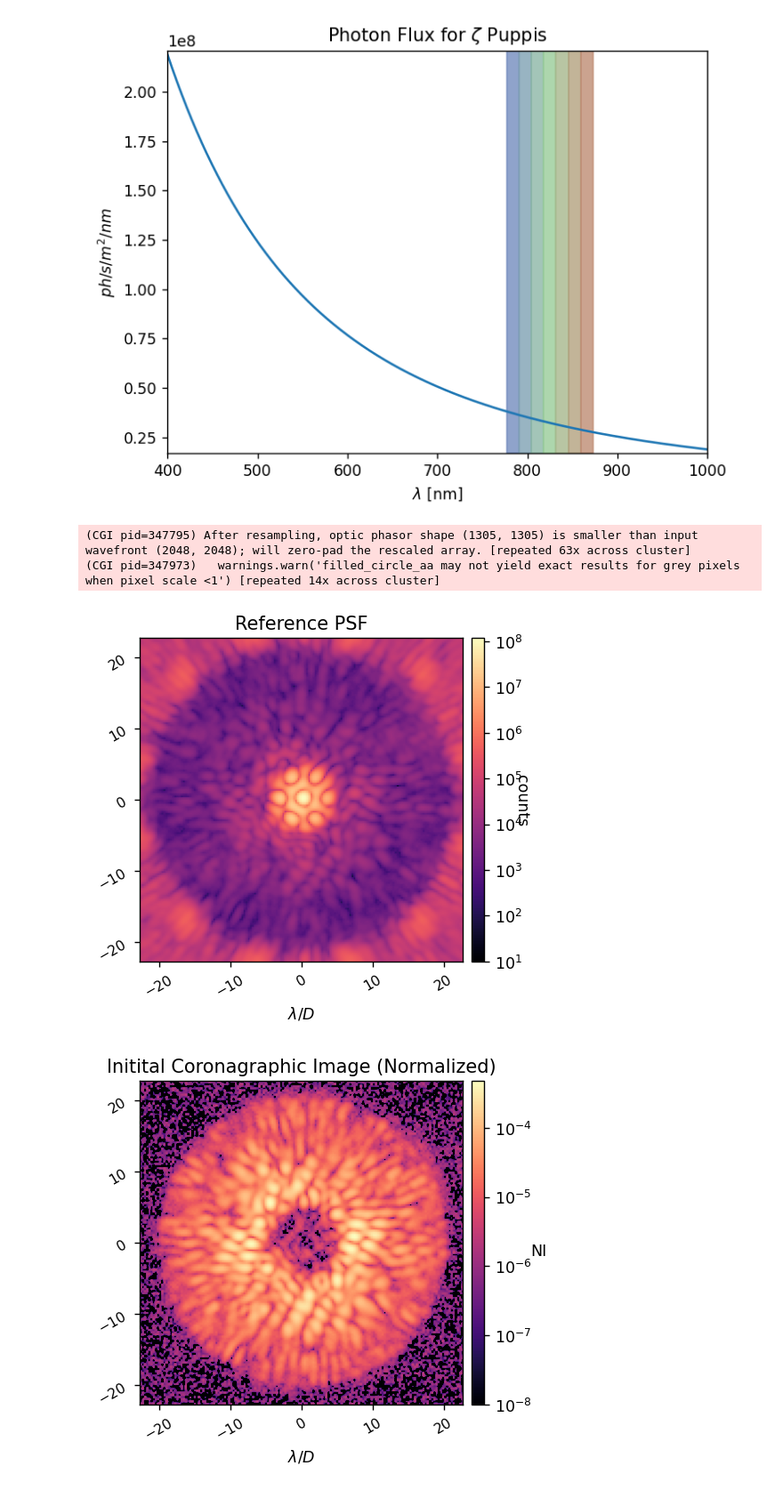
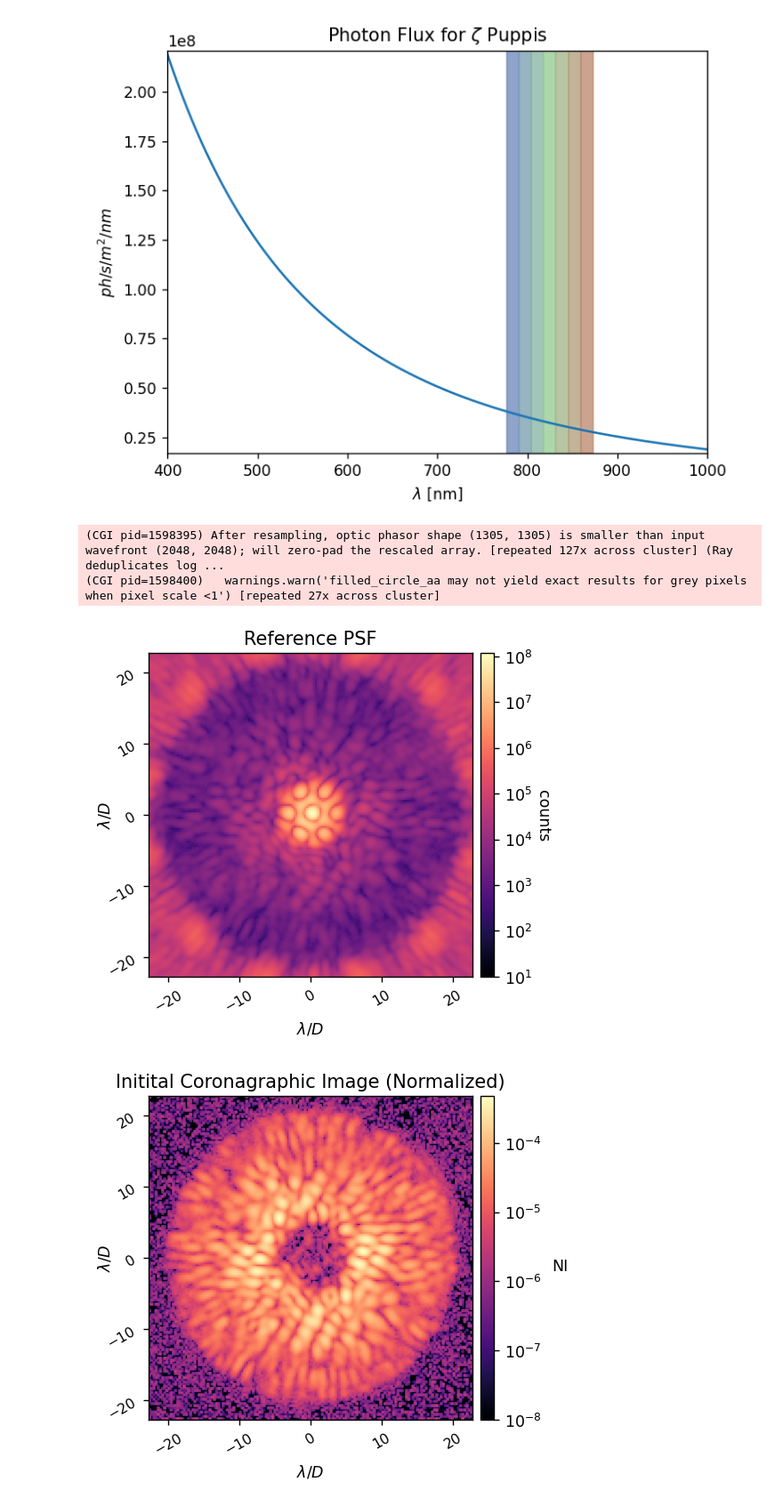
Before and after one commit to kian1377/cgi_phasec_poppy, a Jupyter notebook: example-notebooks/poppy_spc_wide_band4_demo.ipynb, the cells around one changed output. Shown at 89% size. Cells and saved outputs as stored; diff of their text form; code cells hidden in the pictures.

```diff
--- a/example-notebooks/poppy_spc_wide_band4_demo.ipynb
+++ b/example-notebooks/poppy_spc_wide_band4_demo.ipynb
@@ -123,40 +121,50 @@ print(f'Total flux: {total_flux:.3e}')
         Flux for wavelength 8.663e-07 m: 3.862e+08 ph / (s m2)
 Total flux: 3.113e+09 ph / (s m2)
 [figure]
-# %%
-reload(cgi_phasec_poppy.parallelized_cgi)
-mode = cgi_phasec_poppy.parallelized_cgi.ParallelizedCGI(actors=actors)
-
-mode.use_noise = True
-mode.exp_time = 2*u.s
-mode.gain = 1
-mode.dark_current_rate = 0.05*u.electron/u.pix/u.hour
-mode.read_noise = 120*u.electron/u.pix
-
-mode.set_actor_attr('use_fpm',False)
-ref_unocc_im = mode.snap()
-imshow1(ref_unocc_im, 'Reference PSF',
-        cbar_label='counts', clabel_rot=270,
-        pxscl=mode.psf_pixelscale_lamD, xlabel='$\lambda/D$', symlognorm=True, vmin=1e1)
-
-mode.set_actor_attr('use_fpm',True)
-max_ref = xp.max(ref_unocc_im)
-mode.Imax_ref = max_ref
-mode.exp_time_ref = mode.exp_time
-mode.gain_ref = mode.gain
-
-mode.exp_time = 2*u.s
-mode.gain = 1
-
-ref_im = mode.snap()
-imshow1(ref_im, 'Initital Coronagraphic Image (Normalized)',
-        cbar_label='NI',
-        pxscl=mode.psf_pixelscale_lamD, xlabel='$\lambda/D$', symlognorm=True, vmin=1e-8)
-# %% [output]
-(CGI pid=347795) After resampling, optic phasor shape (1305, 1305) is smaller than input wavefront (2048, 2048); will zero-pad the rescaled array. [repeated 63x across cluster]
-(CGI pid=347973)   warnings.warn('filled_circle_aa may not yield exact results for grey pixels when pixel scale <1') [repeated 14x across cluster]
-[figure, removed]
-[figure, removed]
 # %%
 reload(cgi_phasec_poppy.imshows)
 from cgi_phasec_poppy.imshows import *
+# %%
+reload(cgi_phasec_poppy.parallelized_cgi)
+mode = cgi_phasec_poppy.parallelized_cgi.ParallelizedCGI(actors=actors)
+
+mode.use_noise = True
+mode.exp_time = 2*u.s
+mode.gain = 1
+mode.dark_current_rate = 0.05*u.electron/u.pix/u.hour
+mode.read_noise = 120*u.electron/u.pix
+
+mode.set_actor_attr('use_fpm',False)
+ref_unocc_im = mode.snap()
+fig,ax = imshow1(ref_unocc_im, 'Reference PSF',
+        cbar_label='counts', clabel_rot=270,
+        pxscl=mode.psf_pixelscale_lamD, xlabel='$\lambda/D$', symlognorm=True, vmin=1e1,
+        display_fig=False, return_fig=True)
+ax.set_ylabel('$\lambda/D$', labelpad=-5)
+fig.savefig('bb_unocc.pdf', format='pdf', bbox_inches="tight")
+display(fig)
+
+
+mode.set_actor_attr('use_fpm',True)
+max_ref = xp.max(ref_unocc_im)
+mode.Imax_ref = max_ref
+
+mode.exp_time_ref = mode.exp_time
+mode.gain_ref = mode.gain
+
+mode.exp_time = 2*u.s
+mode.gain = 1
+
+ref_im = mode.snap()
+fig,ax = imshow1(ref_im, 'Initital Coronagraphic Image (Normalized)',
+        cbar_label='NI',
+        pxscl=mode.psf_pixelscale_lamD, xlabel='$\lambda/D$', symlognorm=True, vmin=1e-8,
+                display_fig=False, return_fig=True)
+ax.set_ylabel('$\lambda/D$', labelpad=-5)
+fig.savefig('bb_image.pdf', format='pdf', bbox_inches="tight")
+display(fig)
+# %% [output]
+(CGI pid=1598395) After resampling, optic phasor shape (1305, 1305) is smaller than input wavefront (2048, 2048); will zero-pad the rescaled array. [repeated 127x across cluster] (Ray deduplicates log ...
+(CGI pid=1598400)   warnings.warn('filled_circle_aa may not yield exact results for grey pixels when pixel scale <1') [repeated 27x across cluster]
+[figure, added]
+[figure, added]
```
Also changed, not shown: parts of 3 cells of this notebook, 20 other files.
